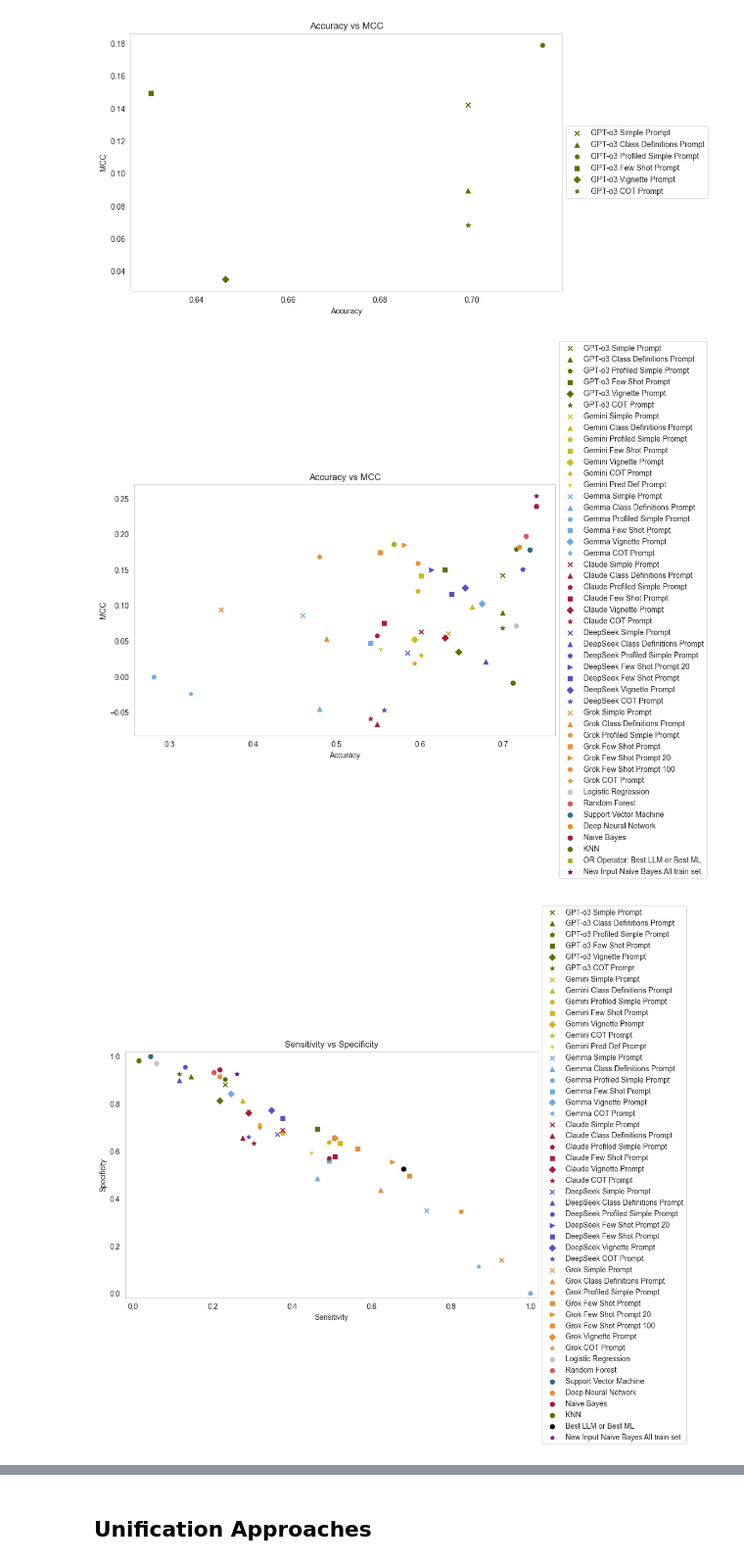
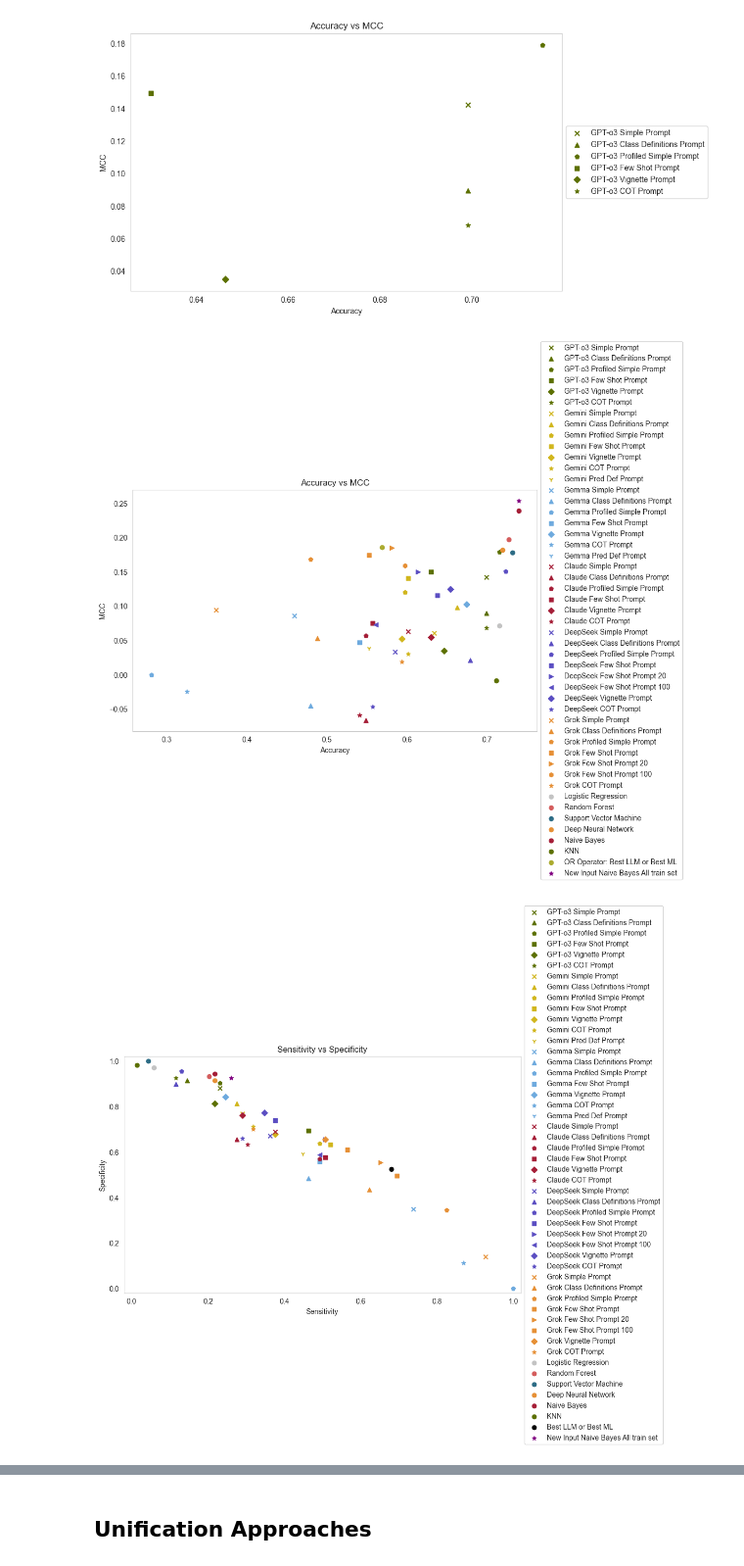
Before and after one commit to kimmizi/master_thesis, a Jupyter notebook: exp/05_Evaluation_Performance.ipynb, the cells around one changed output, grey strips where cells are left out. Shown at 98% size. Cells and saved outputs as stored; diff of their text form; code cells hidden in the pictures.

Commit message:
Run Pred Def prompt Gemma

```diff
--- a/exp/05_Evaluation_Performance.ipynb
+++ b/exp/05_Evaluation_Performance.ipynb
@@ -79,6 +79,7 @@ y_pred_Gemma_profiled_simple_prompt = pd.read_csv("02_LLM/y_pred_LLMs/Gemma/y_pr
 y_pred_Gemma_few_shot_prompt = pd.read_csv("02_LLM/y_pred_LLMs/Gemma/y_pred_gemma_few_shot_prompt.csv", sep =",")
 y_pred_Gemma_vignette_prompt = pd.read_csv("02_LLM/y_pred_LLMs/Gemma/y_pred_gemma_vignette_prompt.csv", sep =",")
 y_pred_Gemma_cot_prompt = pd.read_csv("02_LLM/y_pred_LLMs/Gemma/y_pred_gemma_cot_prompt.csv", sep =",")
+y_pred_Gemma_pred_def_prompt = pd.read_csv("02_LLM/y_pred_LLMs/Gemma/y_pred_gemma_pred_def_prompt.csv", sep =",")
 # %%
 y_pred_Claude_4_simple_prompt = pd.read_csv("02_LLM/y_pred_LLMs/Claude/y_pred_claude_simple_prompt.csv", sep =",")
 y_pred_Claude_4_class_def_prompt = pd.read_csv("02_LLM/y_pred_LLMs/Claude/y_pred_claude_class_definitions_prompt.csv", sep =",")
@@ -381,3 +239,4 @@ metrics_Gemma_profiled_simple_prompt = calculate_metrics(y_test, y_pred_Gemma_pr
 metrics_Gemma_few_shot_prompt = calculate_metrics(y_test, y_pred_Gemma_few_shot_prompt["y_pred"])
 metrics_Gemma_vignette_prompt = calculate_metrics(y_test, y_pred_Gemma_vignette_prompt["y_pred"])
 metrics_Gemma_cot_prompt = calculate_metrics(y_test, y_pred_Gemma_cot_prompt["y_pred"])
+metrics_Gemma_pred_def_prompt = calculate_metrics(y_test, y_pred_Gemma_pred_def_prompt["y_pred"])
@@ -406,7 +251,8 @@ metrics_Claude_4_cot_prompt = calculate_metrics(y_test, y_pred_Claude_4_cot_prom
 metrics_DeepSeek_simple_prompt = calculate_metrics(y_test, y_pred_DeepSeek_simple_prompt["y_pred"])
 metrics_DeepSeek_class_def_prompt = calculate_metrics(y_test, y_pred_DeepSeek_class_def_prompt["y_pred"])
 metrics_DeepSeek_profiled_simple_prompt = calculate_metrics(y_test, y_pred_DeepSeek_profiled_simple_prompt["y_pred"])
+metrics_DeepSeek_few_shot_prompt = calculate_metrics(y_test, y_pred_DeepSeek_few_shot_prompt["y_pred"])
 metrics_DeepSeek_few_shot_prompt_20 = calculate_metrics(y_test, y_pred_DeepSeek_few_shot_prompt_20["y_pred"])
-metrics_DeepSeek_few_shot_prompt = calculate_metrics(y_test, y_pred_DeepSeek_few_shot_prompt["y_pred"])
+metrics_DeepSeek_few_shot_prompt_100 = calculate_metrics(y_test, y_pred_DeepSeek_few_shot_prompt_100["y_pred"])
 metrics_DeepSeek_vignette_prompt = calculate_metrics(y_test, y_pred_DeepSeek_vignette_prompt["y_pred"])
 metrics_DeepSeek_cot_prompt = calculate_metrics(y_test, y_pred_DeepSeek_cot_prompt["y_pred"])
@@ -620,6 +449,7 @@ plt.scatter(metrics_Gemma_profiled_simple_prompt["accuracy"], metrics_Gemma_prof
 plt.scatter(metrics_Gemma_few_shot_prompt["accuracy"], metrics_Gemma_few_shot_prompt["mcc"], label = "Gemma Few Shot Prompt", color = hex_colors[5], marker = "s")
 plt.scatter(metrics_Gemma_vignette_prompt["accuracy"], metrics_Gemma_vignette_prompt["mcc"], label = "Gemma Vignette Prompt", color = hex_colors[5], marker = "D")
 plt.scatter(metrics_Gemma_cot_prompt["accuracy"], metrics_Gemma_cot_prompt["mcc"], label = "Gemma COT Prompt", color = hex_colors[5], marker = "*")
+plt.scatter(metrics_Gemma_pred_def_prompt["accuracy"], metrics_Gemma_pred_def_prompt["mcc"], label = "Gemma Pred Def Prompt", color = hex_colors[5], marker = "1")
 
 plt.scatter(metrics_Claude_4_simple_prompt["accuracy"], metrics_Claude_4_simple_prompt["mcc"], label = "Claude Simple Prompt", color = hex_colors[0], marker = "x")
 plt.scatter(metrics_Claude_4_class_def_prompt["accuracy"], metrics_Claude_4_class_def_prompt["mcc"], label = "Claude Class Definitions Prompt", color = hex_colors[0], marker = "^")
@@ -631,8 +461,9 @@ plt.scatter(metrics_Claude_4_cot_prompt["accuracy"], metrics_Claude_4_cot_prompt
 plt.scatter(metrics_DeepSeek_simple_prompt["accuracy"], metrics_DeepSeek_simple_prompt["mcc"], label = "DeepSeek Simple Prompt", color = hex_colors[13], marker = "x")
 plt.scatter(metrics_DeepSeek_class_def_prompt["accuracy"], metrics_DeepSeek_class_def_prompt["mcc"], label = "DeepSeek Class Definitions Prompt", color = hex_colors[13], marker = "^")
 plt.scatter(metrics_DeepSeek_profiled_simple_prompt["accuracy"], metrics_DeepSeek_profiled_simple_prompt["mcc"], label = "DeepSeek Profiled Simple Prompt", color = hex_colors[13], marker = "p")
+plt.scatter(metrics_DeepSeek_few_shot_prompt["accuracy"], metrics_DeepSeek_few_shot_prompt["mcc"], label = "DeepSeek Few Shot Prompt", color = hex_colors[13], marker = "s")
 plt.scatter(metrics_DeepSeek_few_shot_prompt_20["accuracy"], metrics_DeepSeek_few_shot_prompt_20["mcc"], label = "DeepSeek Few Shot Prompt 20", color = hex_colors[13], marker = ">")
-plt.scatter(metrics_DeepSeek_few_shot_prompt["accuracy"], metrics_DeepSeek_few_shot_prompt["mcc"], label = "DeepSeek Few Shot Prompt", color = hex_colors[13], marker = "s")
+plt.scatter(metrics_DeepSeek_few_shot_prompt_100["accuracy"], metrics_DeepSeek_few_shot_prompt_100["mcc"], label = "DeepSeek Few Shot Prompt 100", color = hex_colors[13], marker = "<")
 plt.scatter(metrics_DeepSeek_vignette_prompt["accuracy"], metrics_DeepSeek_vignette_prompt["mcc"], label = "DeepSeek Vignette Prompt", color = hex_colors[13], marker = "D")
 plt.scatter(metrics_DeepSeek_cot_prompt["accuracy"], metrics_DeepSeek_cot_prompt["mcc"], label = "DeepSeek COT Prompt", color = hex_colors[13], marker = "*")
 
@@ -689,7 +520,7 @@ plt.grid()
 # plt.savefig("../doc/figs/01_LLM_ML_performance/accuracy_mcc_all_models.png", dpi = 300, bbox_inches = "tight")
 # plt.savefig("../doc/figs/01_LLM_ML_performance/accuracy_mcc_LLMs_ML_0_1.png", dpi = 300, bbox_inches = "tight")
 # %% [output]
-[figure, old version]
+[figure, new version]
 # %%
 # plot sensitivity vs specificity for all simple prompts
 plt.figure(figsize = (10, 6))
@@ -726,6 +557,7 @@ plt.scatter(metrics_Gemma_profiled_simple_prompt["sensitivity"], metrics_Gemma_p
 plt.scatter(metrics_Gemma_few_shot_prompt["sensitivity"], metrics_Gemma_few_shot_prompt["specificity"], label = "Gemma Few Shot Prompt", color = hex_colors[5], marker = "s")
 plt.scatter(metrics_Gemma_vignette_prompt["sensitivity"], metrics_Gemma_vignette_prompt["specificity"], label = "Gemma Vignette Prompt", color = hex_colors[5], marker = "D")
 plt.scatter(metrics_Gemma_cot_prompt["sensitivity"], metrics_Gemma_cot_prompt["specificity"], label = "Gemma COT Prompt", color = hex_colors[5], marker = "*")
+plt.scatter(metrics_Gemma_pred_def_prompt["sensitivity"], metrics_Gemma_pred_def_prompt["specificity"], label = "Gemma Pred Def Prompt", color = hex_colors[5], marker = "1")
 
 plt.scatter(metrics_Claude_4_simple_prompt["sensitivity"], metrics_Claude_4_simple_prompt["specificity"], label = "Claude Simple Prompt", color = hex_colors[0], marker = "x")
 plt.scatter(metrics_Claude_4_class_def_prompt["sensitivity"], metrics_Claude_4_class_def_prompt["specificity"], label = "Claude Class Definitions Prompt", color = hex_colors[0], marker = "^")
@@ -737,8 +569,9 @@ plt.scatter(metrics_Claude_4_cot_prompt["sensitivity"], metrics_Claude_4_cot_pro
 plt.scatter(metrics_DeepSeek_simple_prompt["sensitivity"], metrics_DeepSeek_simple_prompt["specificity"], label = "DeepSeek Simple Prompt", color = hex_colors[13], marker = "x")
 plt.scatter(metrics_DeepSeek_class_def_prompt["sensitivity"], metrics_DeepSeek_class_def_prompt["specificity"], label = "DeepSeek Class Definitions Prompt", color = hex_colors[13], marker = "^")
 plt.scatter(metrics_DeepSeek_profiled_simple_prompt["sensitivity"], metrics_DeepSeek_profiled_simple_prompt["specificity"], label = "DeepSeek Profiled Simple Prompt", color = hex_colors[13], marker = "p")
+plt.scatter(metrics_DeepSeek_few_shot_prompt["sensitivity"], metrics_DeepSeek_few_shot_prompt["specificity"], label = "DeepSeek Few Shot Prompt", color = hex_colors[13], marker = "s")
 plt.scatter(metrics_DeepSeek_few_shot_prompt_20["sensitivity"], metrics_DeepSeek_few_shot_prompt_20["specificity"], label = "DeepSeek Few Shot Prompt 20", color = hex_colors[13], marker = ">")
-plt.scatter(metrics_DeepSeek_few_shot_prompt["sensitivity"], metrics_DeepSeek_few_shot_prompt["specificity"], label = "DeepSeek Few Shot Prompt", color = hex_colors[13], marker = "s")
+plt.scatter(metrics_DeepSeek_few_shot_prompt_100["sensitivity"], metrics_DeepSeek_few_shot_prompt_100["specificity"], label = "DeepSeek Few Shot Prompt 100", color = hex_colors[13], marker = "<")
 plt.scatter(metrics_DeepSeek_vignette_prompt["sensitivity"], metrics_DeepSeek_vignette_prompt["specificity"], label = "DeepSeek Vignette Prompt", color = hex_colors[13], marker = "D")
 plt.scatter(metrics_DeepSeek_cot_prompt["sensitivity"], metrics_DeepSeek_cot_prompt["specificity"], label = "DeepSeek COT Prompt", color = hex_colors[13], marker = "*")
 
@@ -759,34 +592,34 @@ plt.scatter(metrics_nb["sensitivity"], metrics_nb["specificity"], label = "Naive
 plt.scatter(metrics_knn["sensitivity"], metrics_knn["specificity"], label = "KNN", color = hex_colors[9])
 
 
 # plt.scatter(metrics_pov_all_models["sensitivity"], metrics_pov_all_models["specificity"], label = "POV All Models", color = "black", marker = "P")
 # plt.scatter(metrics_pov_ml_votes["sensitivity"], metrics_pov_ml_votes["specificity"], label = "POV ML Votes", color = "black", marker = "X")
 # plt.scatter(metrics_pov_simple_votes["sensitivity"], metrics_pov_simple_votes["specificity"], label = "POV Simple Votes", color = "black", marker = "x")
 # plt.scatter(metrics_pov_class_definitions_votes["sensitivity"], metrics_pov_class_definitions_votes["specificity"], label = "POV Class Definitions Votes", color = "black", marker = "^")
 # plt.scatter(metrics_pov_profiled_simple_votes["sensitivity"], metrics_pov_profiled_simple_votes["specificity"], label = "POV Profiled Simple Votes", color = "black", marker = "p")
 # plt.scatter(metrics_pov_few_shot_votes["sensitivity"], metrics_pov_few_shot_votes["specificity"], label = "POV Few Shot Votes", color = "black", marker = "s")
 # plt.scatter(metrics_pov_vignette_votes["sensitivity"], metrics_pov_vignette_votes["specificity"], label = "POV Vignette Votes", color = "black", marker = "D")
 # plt.scatter(metrics_pov_cot_votes["sensitivity"], metrics_pov_cot_votes["specificity"], label = "POV COT Votes", color = "black", marker = "*")
 
 plt.scatter(metrics_best_LLM_or_best_ML["sensitivity"], metrics_best_LLM_or_best_ML["specificity"], label = "Best LLM or Best ML", color = "black", marker = "o")
 #
 # plt.scatter(metrics_new_input_dnn["sensitivity"], metrics_new_input_dnn["specificity"], label = "New Input DNN", color = "green", marker = "s")
 # plt.scatter(metrics_new_input_svc["sensitivity"], metrics_new_input_svc["specificity"], label = "New Input SVC", color = "green", marker = "o")
 plt.scatter(metrics_new_input_nb["sensitivity"], metrics_new_input_nb["specificity"], label = "New Input Naive Bayes All train set", color = "purple", marker = "*")
 
 plt.xlim(-0.02, 1.02)
 plt.ylim(-0.02, 1.02)
 
 plt.xlabel("Sensitivity")
 plt.ylabel("Specificity")
 plt.title("Sensitivity vs Specificity")
 plt.legend(loc = 'center left', bbox_to_anchor = (1, 0.5))
 plt.grid()
 
 # # save as png
 # plt.savefig("../doc/figs/01_LLM_ML_performance/sensitivity_specificity_LLMs.png", dpi = 300, bbox_inches = "tight")
 # %% [output]
-[figure, old version]
+[figure, new version]
 # %%
 # recall vs precision
 plt.figure(figsize = (10, 6))
```
Also changed, not shown: parts of 19 cells of this notebook, 1 other file.
